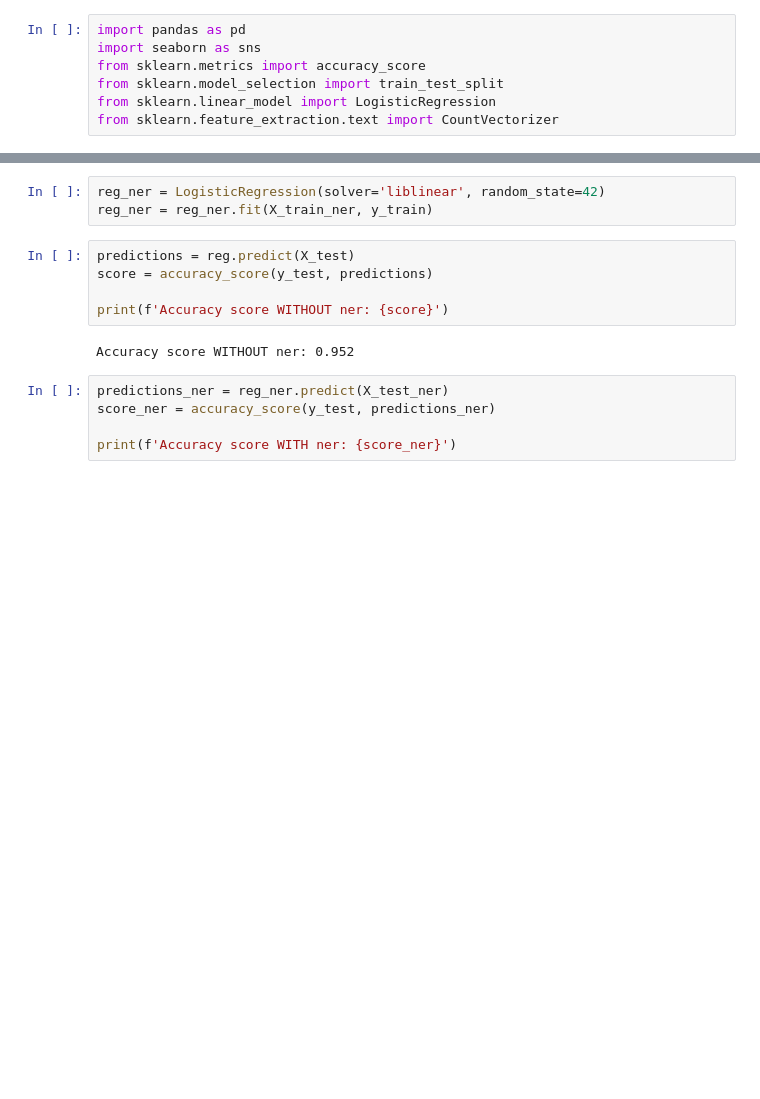
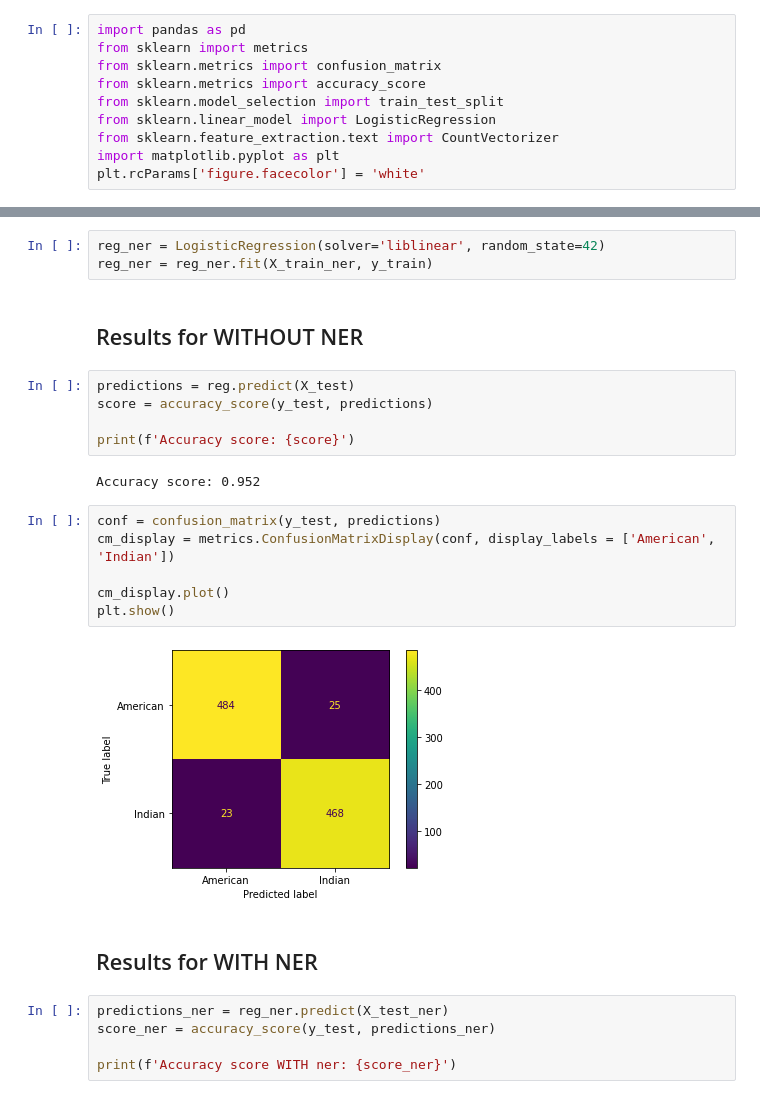
Before and after one commit to FreshJonas/NLP-on-Movie-Plots, a Jupyter notebook: code/05_Logistic_Regression_Classification.ipynb, the cells around one changed output, grey strips where cells are left out. Drawn from its saved outputs; the diff is of its cells as text; blank space fills up the shorter version.

Commit message:
confusion matrix

```diff
--- a/code/05_Logistic_Regression_Classification.ipynb
+++ b/code/05_Logistic_Regression_Classification.ipynb
@@ -2,11 +2,14 @@
 ## 05 Text Classification with LogisticRegression
 # %%
 import pandas as pd
-import seaborn as sns
+from sklearn import metrics
+from sklearn.metrics import confusion_matrix
 from sklearn.metrics import accuracy_score
 from sklearn.model_selection import train_test_split
 from sklearn.linear_model import LogisticRegression
 from sklearn.feature_extraction.text import CountVectorizer
+import matplotlib.pyplot as plt
+plt.rcParams['figure.facecolor'] = 'white'
 # %% [markdown]
 ## Reading Data
 # %%
@@ -120,13 +123,25 @@ reg = reg.fit(X_train, y_train)
 # %%
 reg_ner = LogisticRegression(solver='liblinear', random_state=42)
 reg_ner = reg_ner.fit(X_train_ner, y_train)
+# %% [markdown]
+## Results for WITHOUT NER
 # %%
 predictions = reg.predict(X_test)
 score = accuracy_score(y_test, predictions)
 
-print(f'Accuracy score WITHOUT ner: {score}')
+print(f'Accuracy score: {score}')
 # %% [output]
-Accuracy score WITHOUT ner: 0.952
+Accuracy score: 0.952
+# %%
+conf = confusion_matrix(y_test, predictions)
+cm_display = metrics.ConfusionMatrixDisplay(conf, display_labels = ['American', 'Indian'])
+
+cm_display.plot()
+plt.show()
+# %% [output]
+[figure, added]
+# %% [markdown]
+## Results for WITH NER
 # %%
 predictions_ner = reg_ner.predict(X_test_ner)
 score_ner = accuracy_score(y_test, predictions_ner)
```
Also changed, not shown: parts of 1 cell of this notebook.
